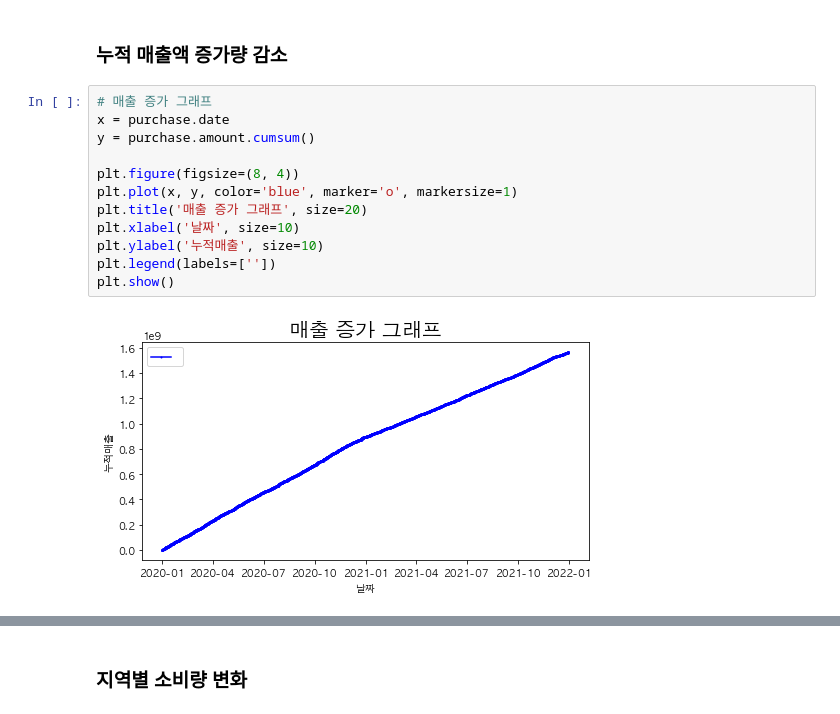
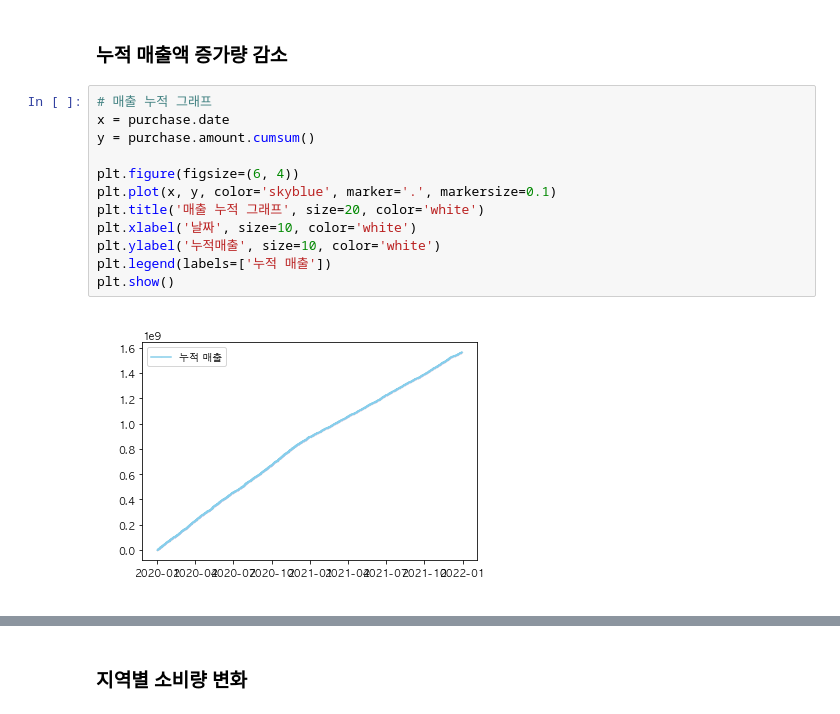
Before and after one commit to zivary/Working-with-data, a Jupyter notebook: 고객거래데이터_cakd_07_맛집트레블러.ipynb, the cells around one changed output, grey strips where cells are left out. Drawn from its saved outputs; the diff is of its cells as text.

```diff
--- a/고객거래데이터_cakd_07_맛집트레블러.ipynb
+++ b/고객거래데이터_cakd_07_맛집트레블러.ipynb
@@ -966,16 +969,16 @@ Name: purchase_trend, dtype: int64
 # %% [markdown]
 ###  누적 매출액 증가량 감소
 # %%
-# 매출 증가 그래프
+# 매출 누적 그래프
 x = purchase.date
 y = purchase.amount.cumsum()
 
-plt.figure(figsize=(8, 4))
-plt.plot(x, y, color='blue', marker='o', markersize=1)
-plt.title('매출 증가 그래프', size=20)
-plt.xlabel('날짜', size=10)
-plt.ylabel('누적매출', size=10)
-plt.legend(labels=[''])
+plt.figure(figsize=(6, 4))
+plt.plot(x, y, color='skyblue', marker='.', markersize=0.1)
+plt.title('매출 누적 그래프', size=20, color='white')
+plt.xlabel('날짜', size=10, color='white')
+plt.ylabel('누적매출', size=10, color='white')
+plt.legend(labels=['누적 매출'])
 plt.show()
 # %% [output]
-[figure, old version]
+[figure, new version]
```
Also changed, not shown: parts of 4 cells of this notebook, 1 other file.
